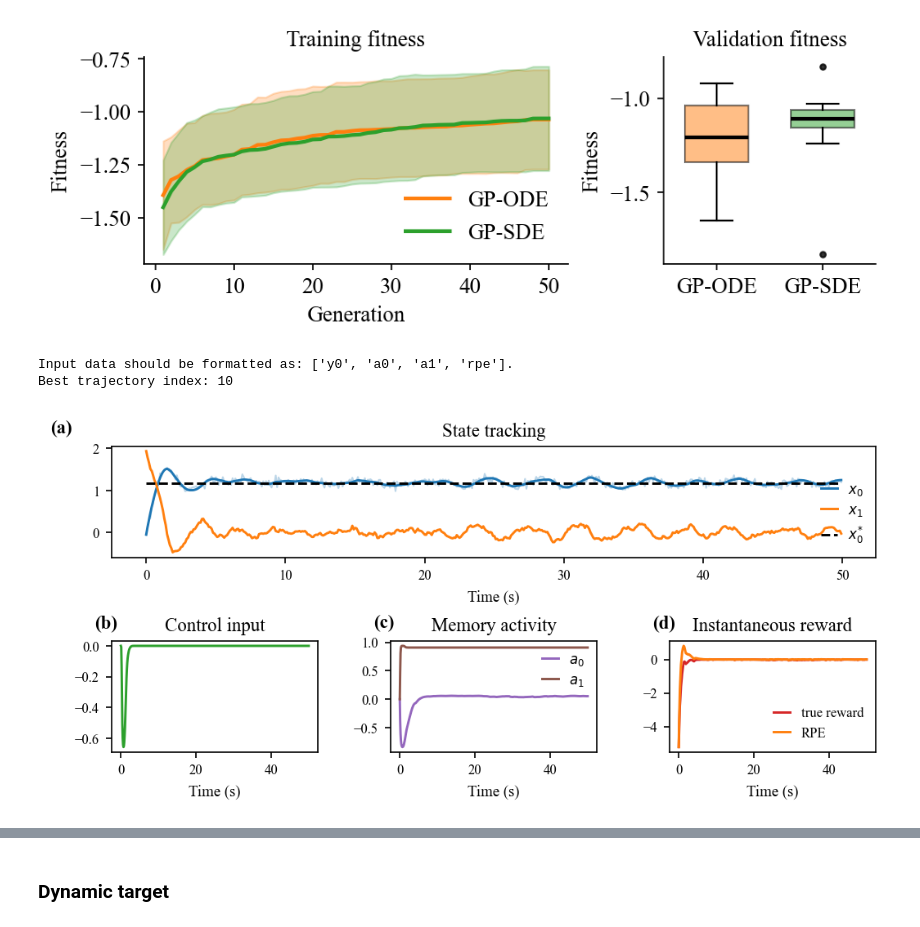
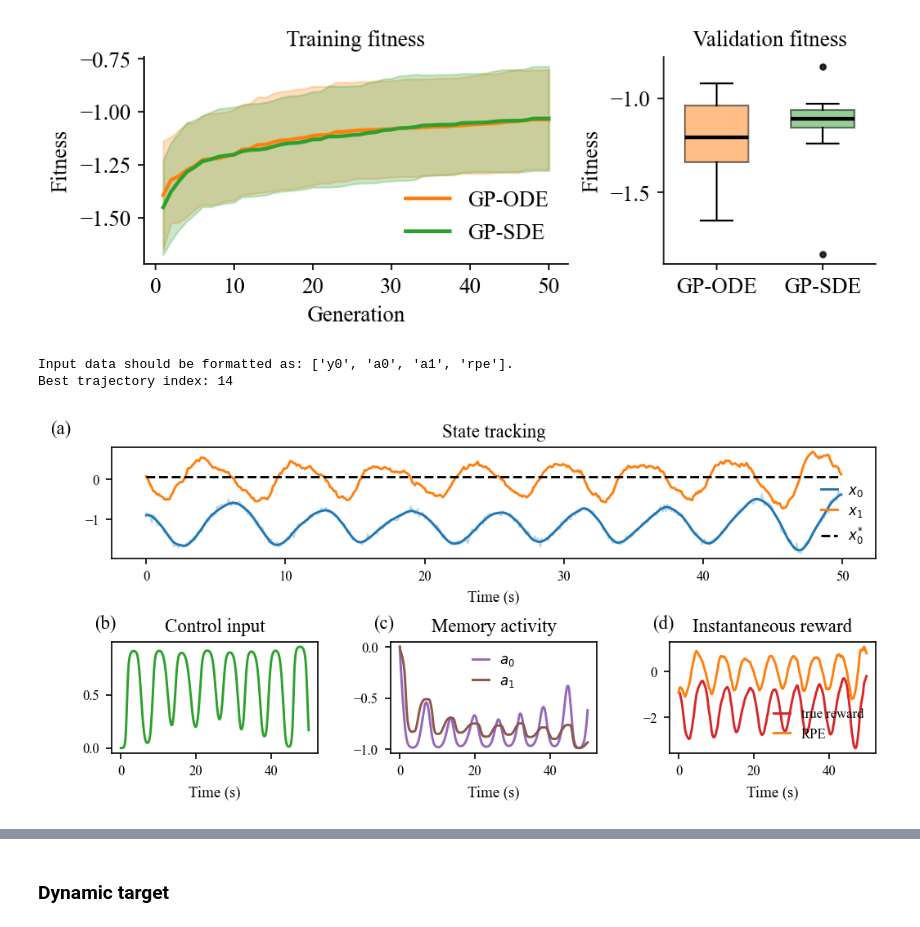
Before and after one commit to KhoaNguyen02/SDEvolve, a Jupyter notebook: src/analysis.ipynb, the cells around one changed output, grey strips where cells are left out. Saved outputs shown, nothing was run; the diff lists cells and outputs as text; code cells hidden in the pictures.

```diff
--- a/src/analysis.ipynb
+++ b/src/analysis.ipynb
@@ -522,20 +525,20 @@ plot_fitness(ode_train, sde_train, ode_test, sde_test)
 # %%
 plot_trajectory(
     "GP-ODE",
     "DO",
     n_obs=1,
     feedback_fn=distance_reward,
     lambd=0.0,
     jump_size=0.0,
     gamma=0.0,
     candidate_path="../results/DO/Experiment_D3/GP-ODE/seed_6/best_candidate.npy",
-    plot_idx=10,
-    seed=9999
+    plot_idx=14,
+    seed=999
 )
 # %% [output]
 Input data should be formatted as: ['y0', 'a0', 'a1', 'rpe'].
-Best trajectory index: 10
+Best trajectory index: 14
-[figure, old version]
+[figure, new version]
 # %%
 plot_trajectory(
     "GP-SDE",
```
Also changed, not shown: parts of 14 cells of this notebook.
